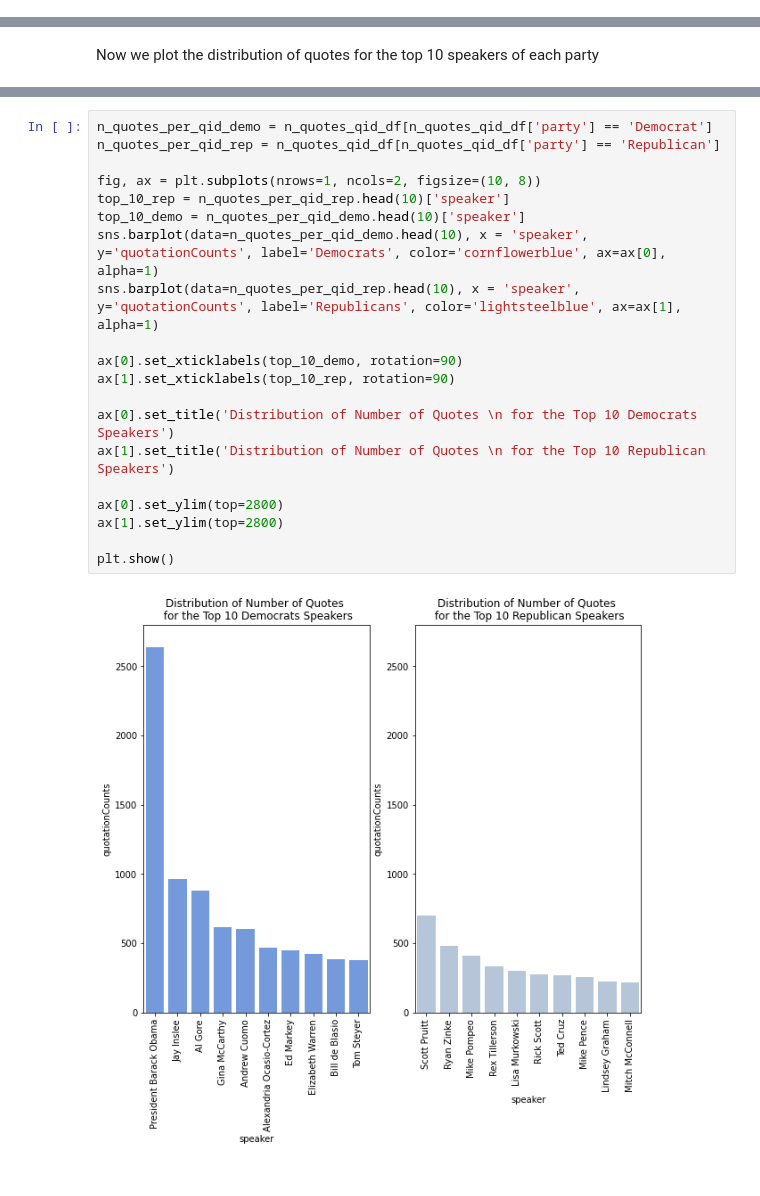
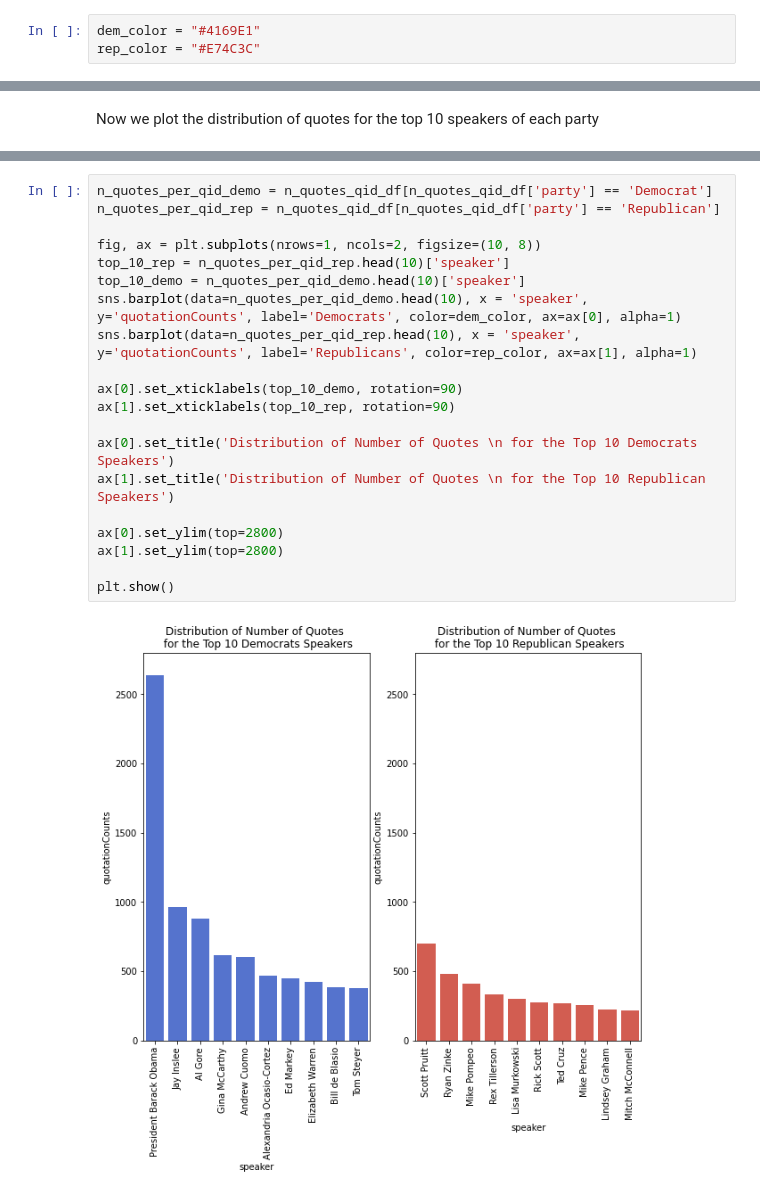
Before and after one commit to epfl-ada/ada-2021-project-the-internationadas, a Jupyter notebook: scripts/exploratory_data_analysis.ipynb, the cells around one changed output, grey strips where cells are left out. Cells and saved outputs as stored; diff of their text form.

```diff
--- a/scripts/exploratory_data_analysis.ipynb
+++ b/scripts/exploratory_data_analysis.ipynb
@@ -118,6 +118,9 @@ df
 The association between quotations and speakers is not given by a deterministic mapping. In fact, the column max_probas states the probability that a quotations has been delivered by the speaker which has been associated with (which is the max probability over all the speakers).
 
 First of all, we plot the distribution of these max probabilities.
+# %%
+dem_color = "#4169E1"
+rep_color = "#E74C3C"
 # %%
 # Plot the distribution of the speakers' probabilities
 df['max_probas'] = df['max_probas'].astype(float) # transform the string values into float
@@ -471,22 +535,22 @@ See the caveats in the documentation: https://pandas.pydata.org/pandas-docs/stab
 # %%
 n_quotes_per_qid_demo = n_quotes_qid_df[n_quotes_qid_df['party'] == 'Democrat']
 n_quotes_per_qid_rep = n_quotes_qid_df[n_quotes_qid_df['party'] == 'Republican']
 
 fig, ax = plt.subplots(nrows=1, ncols=2, figsize=(10, 8))
 top_10_rep = n_quotes_per_qid_rep.head(10)['speaker']
 top_10_demo = n_quotes_per_qid_demo.head(10)['speaker']
-sns.barplot(data=n_quotes_per_qid_demo.head(10), x = 'speaker', y='quotationCounts', label='Democrats', color='cornflowerblue', ax=ax[0], alpha=1)
-sns.barplot(data=n_quotes_per_qid_rep.head(10), x = 'speaker', y='quotationCounts', label='Republicans', color='lightsteelblue', ax=ax[1], alpha=1)
+sns.barplot(data=n_quotes_per_qid_demo.head(10), x = 'speaker', y='quotationCounts', label='Democrats', color=dem_color, ax=ax[0], alpha=1)
+sns.barplot(data=n_quotes_per_qid_rep.head(10), x = 'speaker', y='quotationCounts', label='Republicans', color=rep_color, ax=ax[1], alpha=1)
 
 ax[0].set_xticklabels(top_10_demo, rotation=90)
 ax[1].set_xticklabels(top_10_rep, rotation=90)
 
 ax[0].set_title('Distribution of Number of Quotes \n for the Top 10 Democrats Speakers')
 ax[1].set_title('Distribution of Number of Quotes \n for the Top 10 Republican Speakers')
 
 ax[0].set_ylim(top=2800)
 ax[1].set_ylim(top=2800)
 
 plt.show()
 # %% [output]
-[figure, old version]
+[figure, new version]
```
Also changed, not shown: parts of 30 cells of this notebook.
